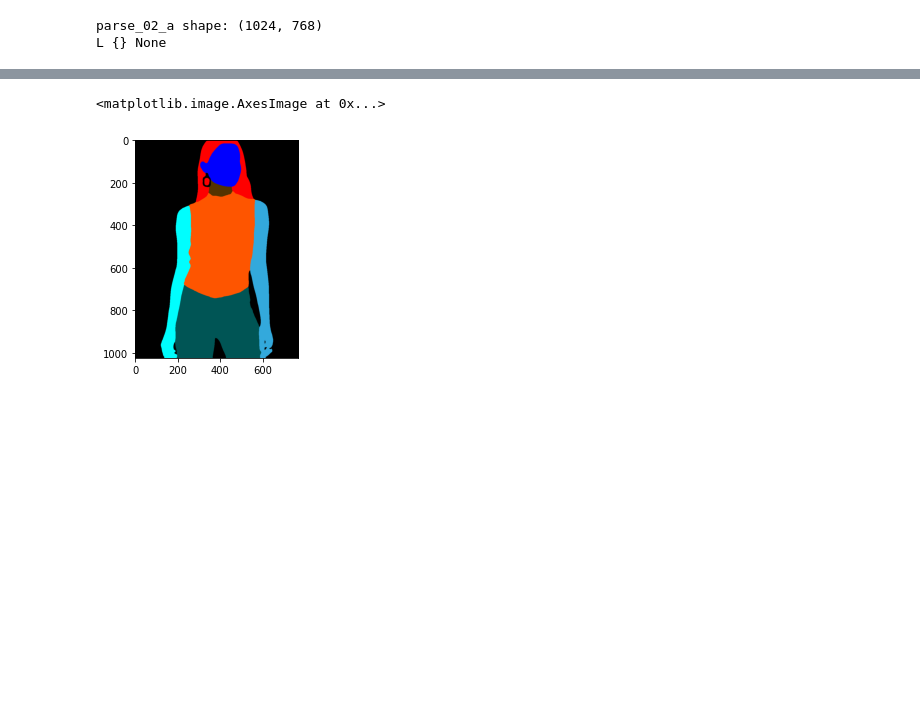
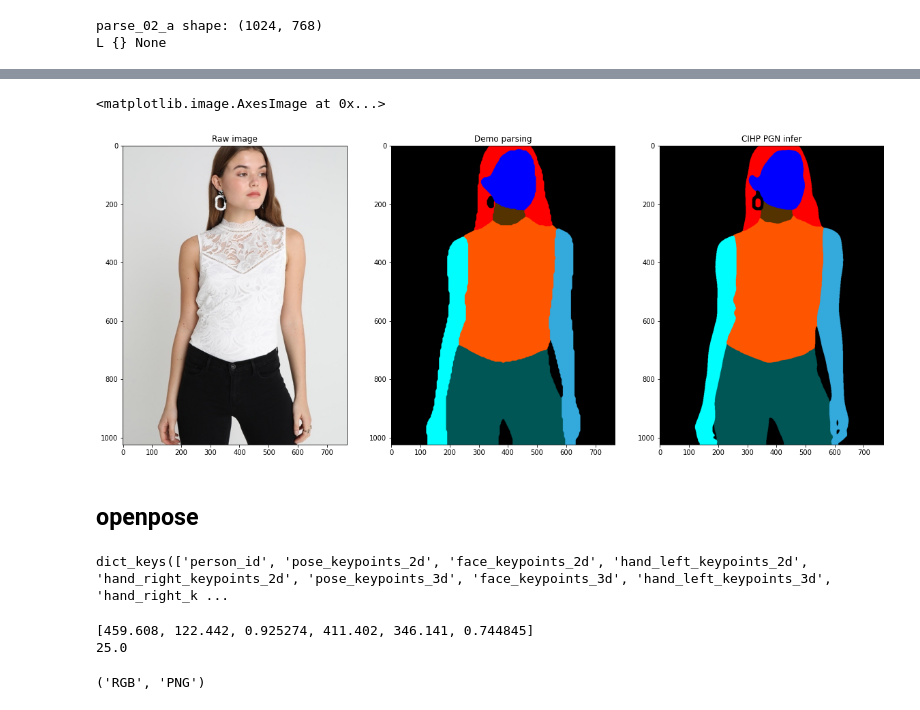
Before and after one commit to jiaqianjing/VITON-HD, a Jupyter notebook: analysis.ipynb, the cells around one changed output, grey strips where cells are left out. Cells and saved outputs as stored; diff of their text form; code cells hidden in the pictures; blank space fills up the shorter version.

```diff
--- a/analysis.ipynb
+++ b/analysis.ipynb
@@ -241,7 +282,18 @@ L {} None
 # %%
 # 添加调色板信息，显示图片
 parse_02.putpalette(color_map)
+plt.figure(figsize=(20, 10), dpi=72)
+plt.subplot(1,3,1)
+plt.title('Raw image')
+plt.imshow(Image.open('datasets/test/image/10549_00.jpg'))
+plt.subplot(1,3,2)
+plt.title("Demo parsing")
+plt.imshow(parse)
+plt.subplot(1,3,3)
+plt.title("CIHP PGN infer")
 plt.imshow(parse_02)
 # %% [output]
 <matplotlib.image.AxesImage at 0x...>
-[figure, old version]
+[figure, new version]
+# %% [markdown]
+## openpose
@@ -247,0 +304,18 @@ plt.imshow(parse_02)
+# %%
+key_points['people'][0].keys()
+# %% [output]
+dict_keys(['person_id', 'pose_keypoints_2d', 'face_keypoints_2d', 'hand_left_keypoints_2d', 'hand_right_keypoints_2d', 'pose_keypoints_3d', 'face_keypoints_3d', 'hand_left_keypoints_3d', 'hand_right_k ...
+# %%
+# point format: x, y, confidence
+print(key_points['people'][0]['pose_keypoints_2d'][:6])
+
+# total keypoints: 25;
+print(len(key_points['people'][0]['pose_keypoints_2d'])/3)
+# %% [output]
+[459.608, 122.442, 0.925274, 411.402, 346.141, 0.744845]
+25.0
+# %%
+pose_img = Image.open('./datasets/test/openpose-img/10549_00_rendered.png')
+pose_img.mode, pose_img.format
+# %% [output]
+('RGB', 'PNG')
```
Also changed, not shown: parts of 11 cells of this notebook, 3 other files.
